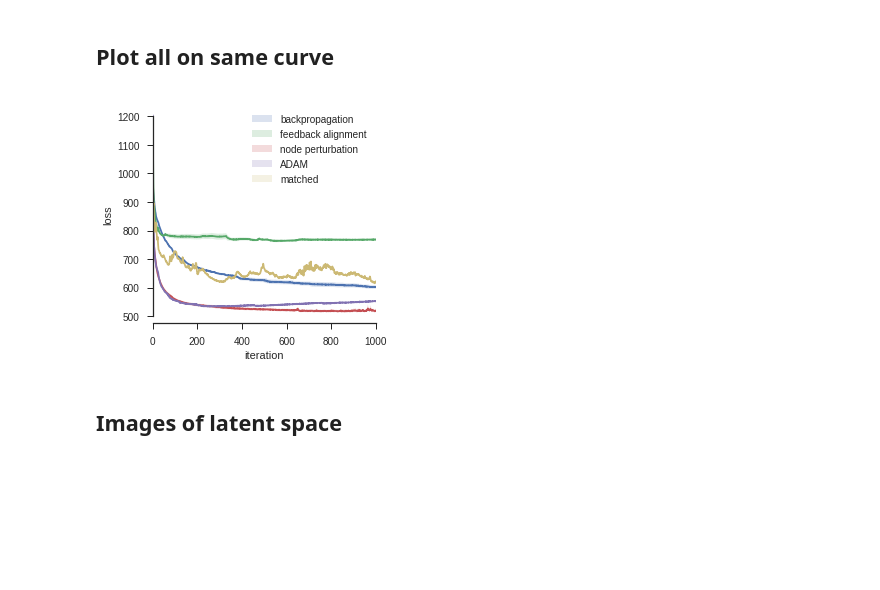
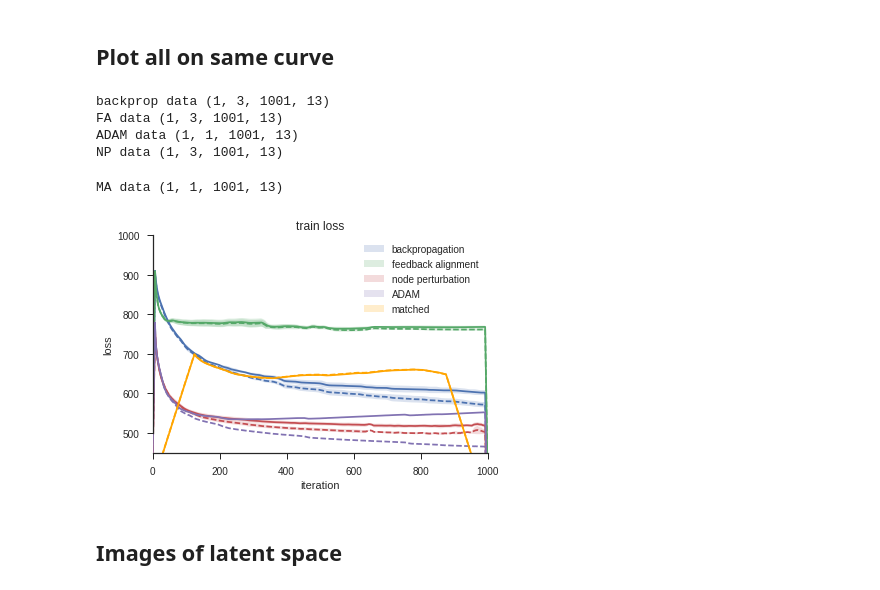
Before and after one commit to benlansdell/synthfeedback, a Jupyter notebook: notebooks/fig_3_autoencoder.ipynb, the cells around one changed output. Saved outputs shown, nothing was run; the diff lists cells and outputs as text; code cells hidden in the pictures; blank space fills up the shorter version.

```diff
--- a/notebooks/fig_3_autoencoder.ipynb
+++ b/notebooks/fig_3_autoencoder.ipynb
@@ -25,11 +23,21 @@ Populating the interactive namespace from numpy and matplotlib
 cd /home/lansdell/projects/synthfeedback/
 # %% [output]
 /home/lansdell/projects/synthfeedback
+# %%
+def smooth(y, box_pts=50):
+    box = np.ones(box_pts)/box_pts
+    if len(y.shape) == 2:
+        y_smooth = y.copy()
+        for i in range(y.shape[0]):
+            y_smooth[i,:] = np.convolve(y[i,:], box, mode='same')
+    else:
+        y_smooth = np.convolve(y, box, mode='same')
+    return y_smooth
 # %% [markdown]
 ## Plot all on same curve
 # %%
-#idx = 0; # loss
-idx = 2; # test loss
+test_idx = 2; # train loss
+train_idx = 0; # test loss
 
 #Load BP data from script
 model = 'bpself'
@@ -39,7 +47,9 @@ with open(fn_in, 'rb') as f:
     data = pickle.load(f)
 tags = data['tags']
 metrics = data['metrics']
-loss_BP = metrics[0,:,:,idx]
+train_loss_BP = metrics[0,:,:,train_idx]
+loss_BP = metrics[0,:,:,test_idx]
+print('backprop data', metrics.shape)
 
 #Load FA data
 model = 'faself'
@@ -49,7 +59,10 @@ with open(fn_in, 'rb') as f:
     data = pickle.load(f)
 tags = data['tags']
 metrics = data['metrics']
-loss_FA = metrics[0,:,:,idx]
+train_loss_FA = metrics[0,:,:,train_idx]
+loss_FA = metrics[0,:,:,test_idx]
+print('FA data', metrics.shape)
+
 
 #Load Adam data
 model = 'adam'
@@ -58,7 +71,9 @@ with open(fn_in, 'rb') as f:
     data = pickle.load(f)
 tags = data['tags']
 metrics = data['metrics']
-loss_AD = metrics[0,:,:,idx]
+train_loss_AD = metrics[0,:,:,train_idx]
+loss_AD = metrics[0,:,:,test_idx]
+print('ADAM data', metrics.shape)
 
 #Load NP data
 fn_in = './experiments/nodepert_ae5_sgd_convparams/summary/3_autoencoder_correctbatch.npz'
@@ -66,7 +81,14 @@ with open(fn_in, 'rb') as f:
     data = pickle.load(f)
 tags = data['tags']
 metrics = data['metrics']
-loss_NP = metrics[0,:,:,idx]
+print('NP data', metrics.shape)
+train_loss_NP = metrics[0,:,:,train_idx]
+loss_NP = metrics[0,:,:,test_idx]
+# %% [output]
+backprop data (1, 3, 1001, 13)
+FA data (1, 3, 1001, 13)
+ADAM data (1, 1, 1001, 13)
+NP data (1, 3, 1001, 13)
 # %%
 ## load the matched data
 fn_in = './experiments/nodepert_ae5_matched_convparams/summary/3_autoencoder_correctbatch.npz'
@@ -74,25 +96,46 @@ with open(fn_in, 'rb') as f:
     data = pickle.load(f)
 tags = data['tags']
 metrics = data['metrics']
-loss_matched = metrics[0,:,:,idx]
+train_loss_MA = metrics[0,:,:,train_idx]
+loss_MA = metrics[0,:,:,test_idx]
+print('MA data', metrics.shape)
+# %% [output]
+MA data (1, 1, 1001, 13)
 # %%
-fig,axes = plt.subplots(1,1,figsize=(4,4))
+fig,axes = plt.subplots(1,1,figsize=(6,4))
 
-sns.tsplot(loss_BP, ax = axes, color='C0')
-sns.tsplot(loss_FA, ax = axes, color='C1')
-sns.tsplot(loss_NP, ax = axes, color='C2')
-sns.tsplot(loss_AD, ax = axes, color='C3')
-sns.tsplot(loss_matched, ax = axes, color='C4')
+bsize = 15
+bsize1 = 250
+
+sns.tsplot(smooth(train_loss_BP, bsize), ax = axes, color='C0')
+sns.tsplot(smooth(train_loss_FA, bsize), ax = axes, color='C1')
+sns.tsplot(smooth(train_loss_NP, bsize), ax = axes, color='C2')
+sns.tsplot(smooth(train_loss_AD, bsize), ax = axes, color='C3')
+sns.tsplot(smooth(train_loss_MA, bsize1), ax = axes, color='orange')
+
+sns.tsplot(smooth(loss_BP, bsize), ax = axes, color='C0')
+sns.tsplot(smooth(loss_FA, bsize), ax = axes, color='C1')
+sns.tsplot(smooth(loss_NP, bsize), ax = axes, color='C2')
+sns.tsplot(smooth(loss_AD, bsize), ax = axes, color='C3')
+sns.tsplot(smooth(loss_MA, bsize1), ax = axes, color='orange')
+
+[axes.lines[i].set_linestyle("--") for i in range(5)]
 
 axes.legend(['backpropagation', 'feedback alignment', 'node perturbation', 'ADAM', 'matched'])
 #axes.set_yscale('log')
 axes.set_xlabel('iteration');
-#axes.set_ylim([450, 1200])
+axes.set_ylim([450, 1000])
 axes.set_ylabel('loss')
+axes.set_title('train loss')
+
+#axes[1].set_xlabel('iteration');
+#axes[1].set_title('test loss')
+#axes[1].set_ylim([450, 1000])
+
 sns.despine(trim=True)
-#plt.savefig('./figures/3_autoencoder_losses.pdf')
+plt.savefig('./figures/3_autoencoder_losses.pdf')
 # %% [output]
-[figure, old version]
+[figure, new version]
 # %% [markdown]
 ## Images of latent space
 # %%
```
Also changed, not shown: parts of 1 cell of this notebook, 3 other files.
